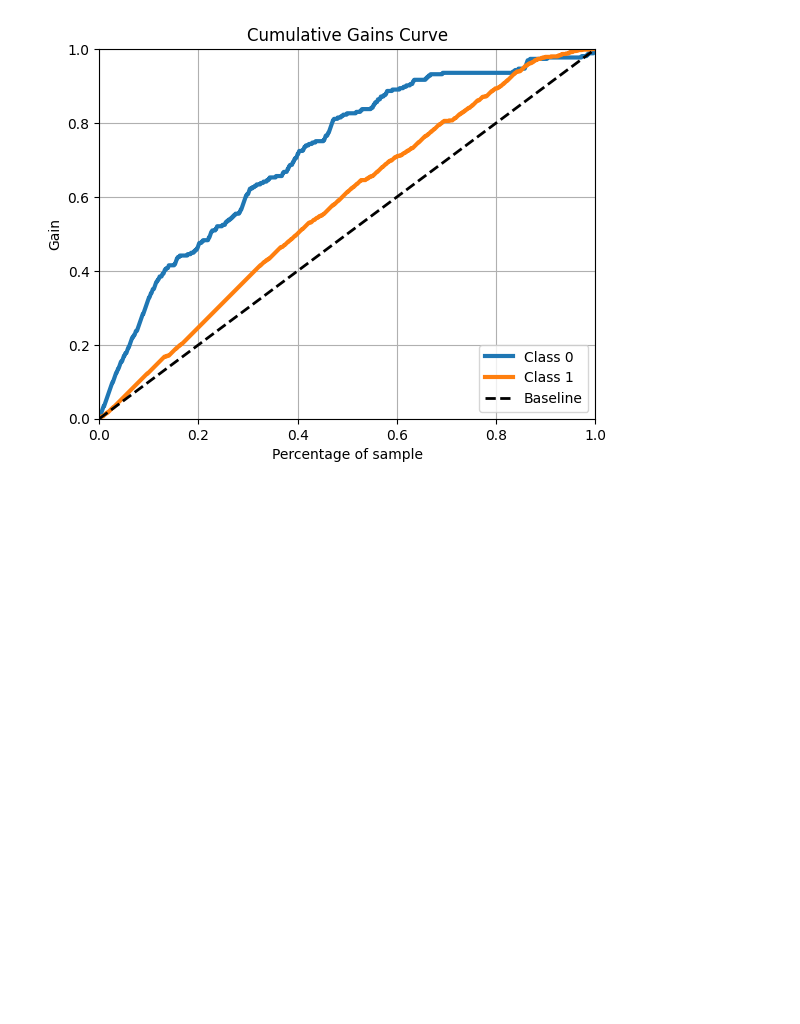
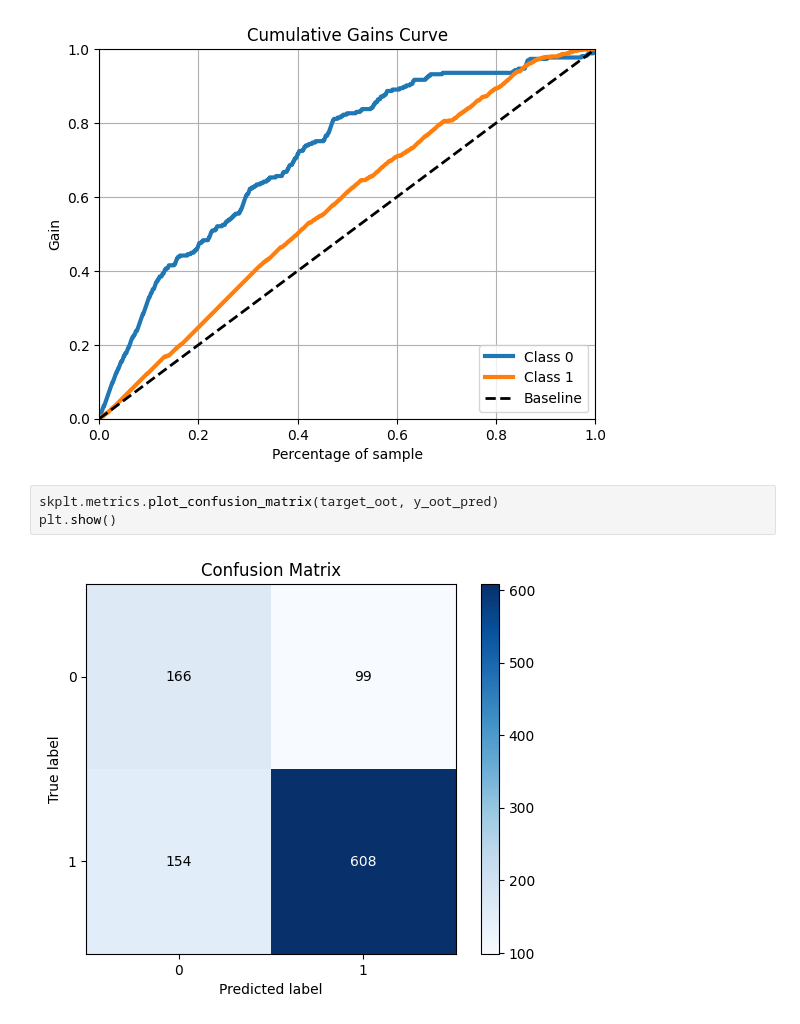
Before and after one commit to jpgsamu/spotify_ph_project, a Jupyter notebook: python_codes/modeling.ipynb, the cells around one changed output. Saved outputs shown, nothing was run; the diff lists cells and outputs as text; blank space fills up the shorter version.

```diff
--- a/python_codes/modeling.ipynb
+++ b/python_codes/modeling.ipynb
@@ -234,3 +234,8 @@ skplt.metrics.plot_cumulative_gain(target_oot, y_oot_proba)
 plt.show()
 # %% [output]
 [figure]
+# %%
+skplt.metrics.plot_confusion_matrix(target_oot, y_oot_pred)
+plt.show()
+# %% [output]
+[figure, added]
```
